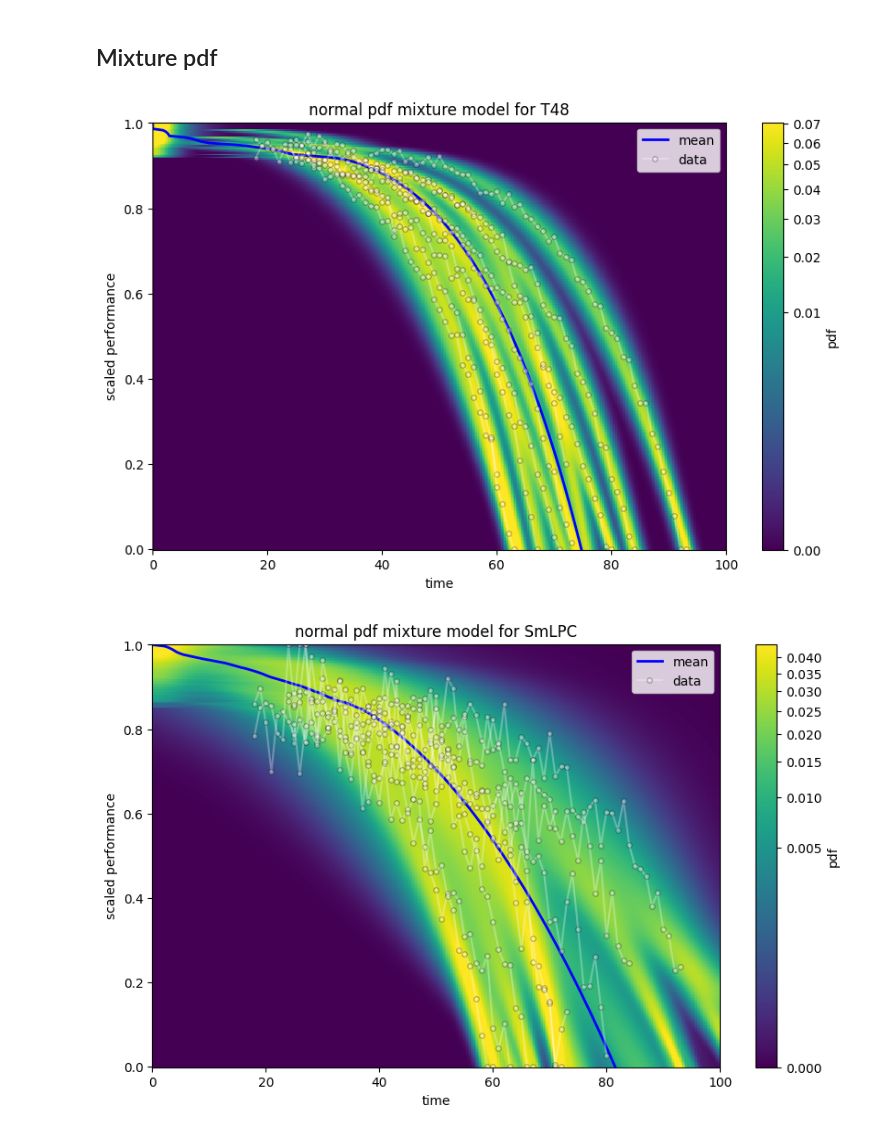
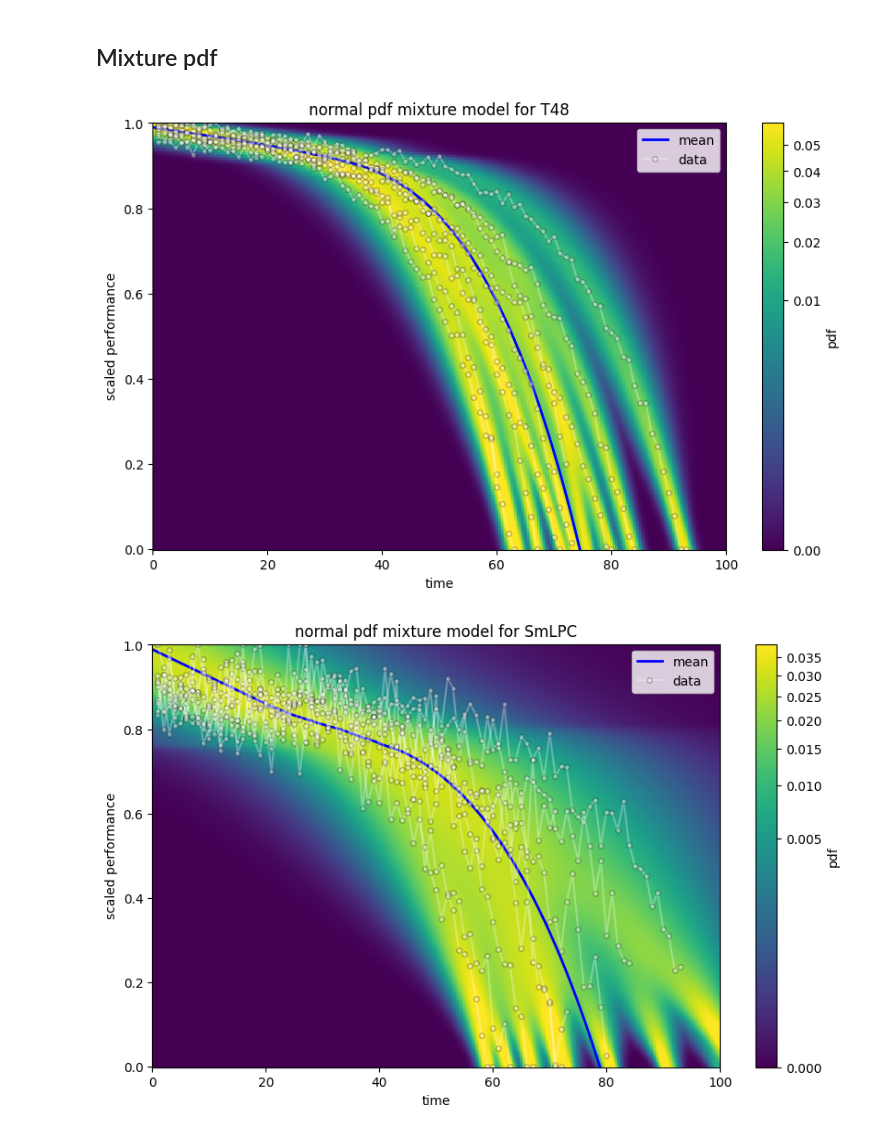
Before and after one commit to 4belito/deep-performance-rul, a Jupyter notebook: 5t-particle_filter_noise_test.ipynb, the cells around one changed output. Cells and saved outputs as stored; diff of their text form; code cells hidden in the pictures.

```diff
--- a/5t-particle_filter_noise_test.ipynb
+++ b/5t-particle_filter_noise_test.ipynb
@@ -22,3 +33,5 @@ os.makedirs(states_dir, exist_ok=True)
 ## Import training data
 # %%
 hi_df = pd.read_csv(experiment_dir/'hidata_dev.csv')
+units = hi_df['unit'].astype(int).unique().tolist()
+units
@@ -27,6 +42,11 @@ hi_df = pd.read_csv(experiment_dir/'hidata_dev.csv')
 # %%
-hi_df = hi_df[hi_df['hs']==0]
+onsets = {unit: hi_df[(hi_df['unit']==unit) & (hi_df['hs']==0)]['cycle'].values[0] for unit in units}
 del hi_df['hs']
 # %%
-perform_alias = [col for col in hi_df.columns if col not in ['unit','cycle']]
-units = hi_df['unit'].unique().tolist()
+perform_names = [col for col in hi_df.columns if col not in ['unit','cycle']]
+
+performs = {name:
+    {unit: hi_df[hi_df['unit']==unit][name].values for unit in units}
+    for name in perform_names
+}
+time = {unit: hi_df[hi_df['unit']==unit]['cycle'].values for unit in units}
@@ -43,7 +57,7 @@ t = np.linspace(0.1, 100, 400)  # Start from 0.1 instead of 0.0 (LogNormal suppo
 s = np.linspace(0.0, 1.0, 300)
 
 pf_models: dict[str,ParticleFilterModel]= {}
-for name, units_perform in performs_train.items():
+for name, units_perform in performs.items():
     models = []
     for unit, perform in units_perform.items():
         best_model = NModel()
@@ -65,27 +79,27 @@ for name, units_perform in performs_train.items():
 # %%
 mixes: dict[str,MixtureDegModel]= {}
 for name, pf_model in pf_models.items():
     ## Plot mix model
     mix_model = pf_model.mixture
     ax=mix_model.plot_distribution(t, s,
                     func="pdf",
 					title=f"normal pdf mixture model for {name}",
 					plot_mean=True,
 		)
 
     # Plot data
     first = True
-    for unit,s_data in performs_train[name].items():
-        t_data = time_train[unit]
+    for unit,s_data in performs[name].items():
+        t_data = time[unit]
         ax.plot(t_data,s_data,'o-',
 				color='white',alpha=0.3,markersize=4,markeredgecolor='black',markeredgewidth=0.8,
 				label='data' if first else None)
         first = False
 
     # adjust and plot
     ax.set_xlim([0, t.max()])
     ax.legend()
     plt.show()
 # %% [output]
-[figure, old version]
+[figure, new version]
-[figure, old version]
+[figure, new version]
```
Also changed, not shown: parts of 7 cells of this notebook, 12 other files.
